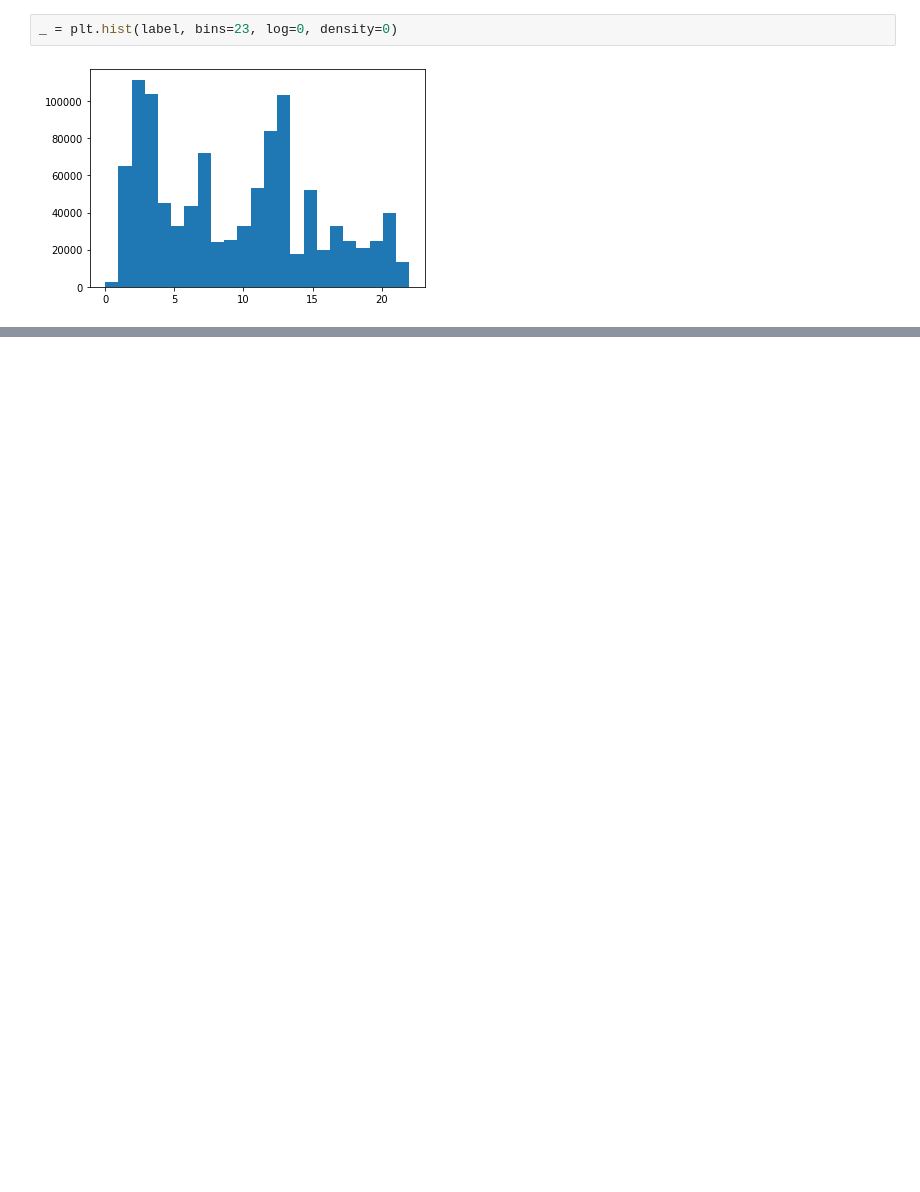
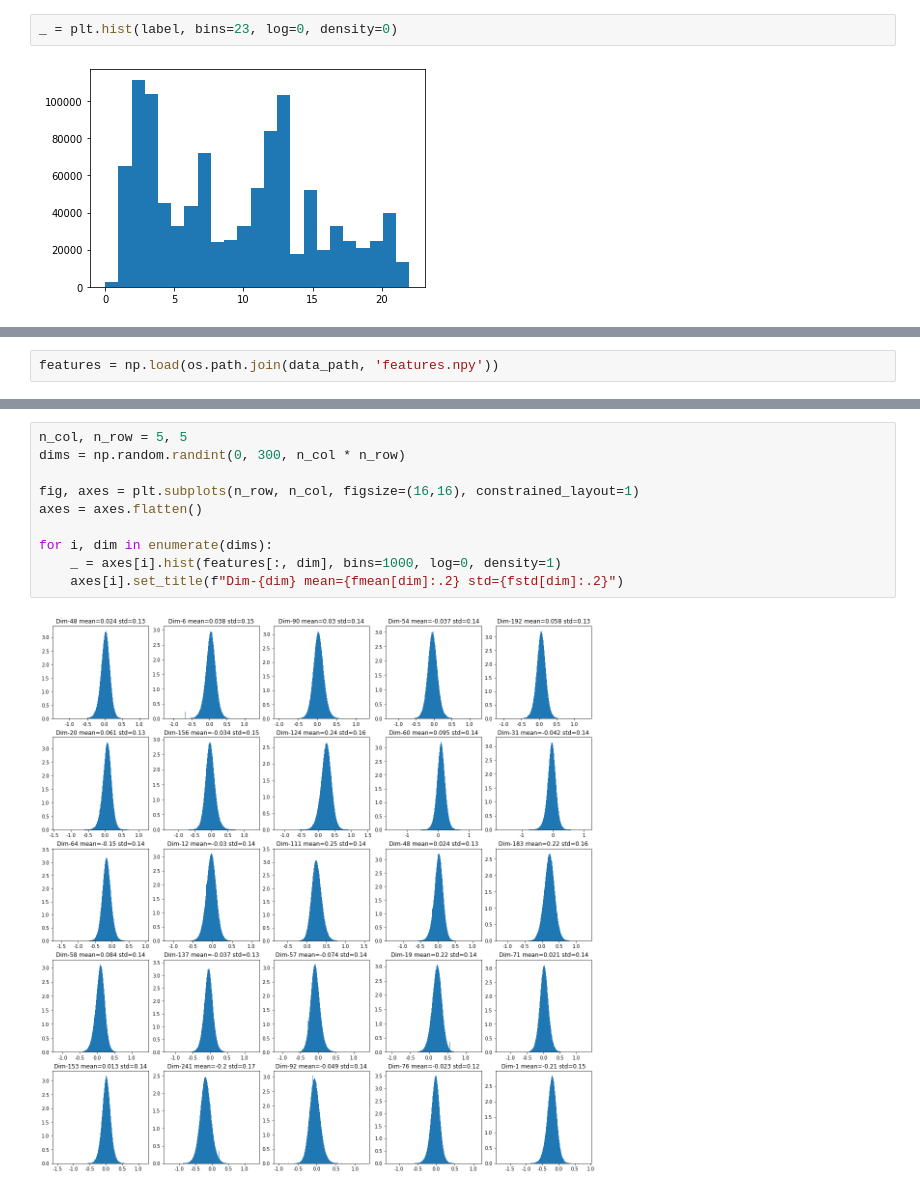
Before and after one commit to GZYZG/2021-maxp-dgl-ml, a Jupyter notebook: data-analysis.ipynb, the cells around one changed output, grey strips where cells are left out. Drawn from its saved outputs; the diff is of its cells as text; blank space fills up the shorter version.

```diff
--- a/data-analysis.ipynb
+++ b/data-analysis.ipynb
@@ -174,0 +258,2 @@ Counter({18: 24609,
+# %%
+features = np.load(os.path.join(data_path, 'features.npy'))
@@ -174,0 +282,12 @@ Counter({18: 24609,
+# %%
+n_col, n_row = 5, 5
+dims = np.random.randint(0, 300, n_col * n_row)
+
+fig, axes = plt.subplots(n_row, n_col, figsize=(16,16), constrained_layout=1)
+axes = axes.flatten()
+
+for i, dim in enumerate(dims):
+    _ = axes[i].hist(features[:, dim], bins=1000, log=0, density=1)
+    axes[i].set_title(f"Dim-{dim} mean={fmean[dim]:.2} std={fstd[dim]:.2}")
+# %% [output]
+[figure, added]
```
Also changed, not shown: parts of 22 cells of this notebook.
